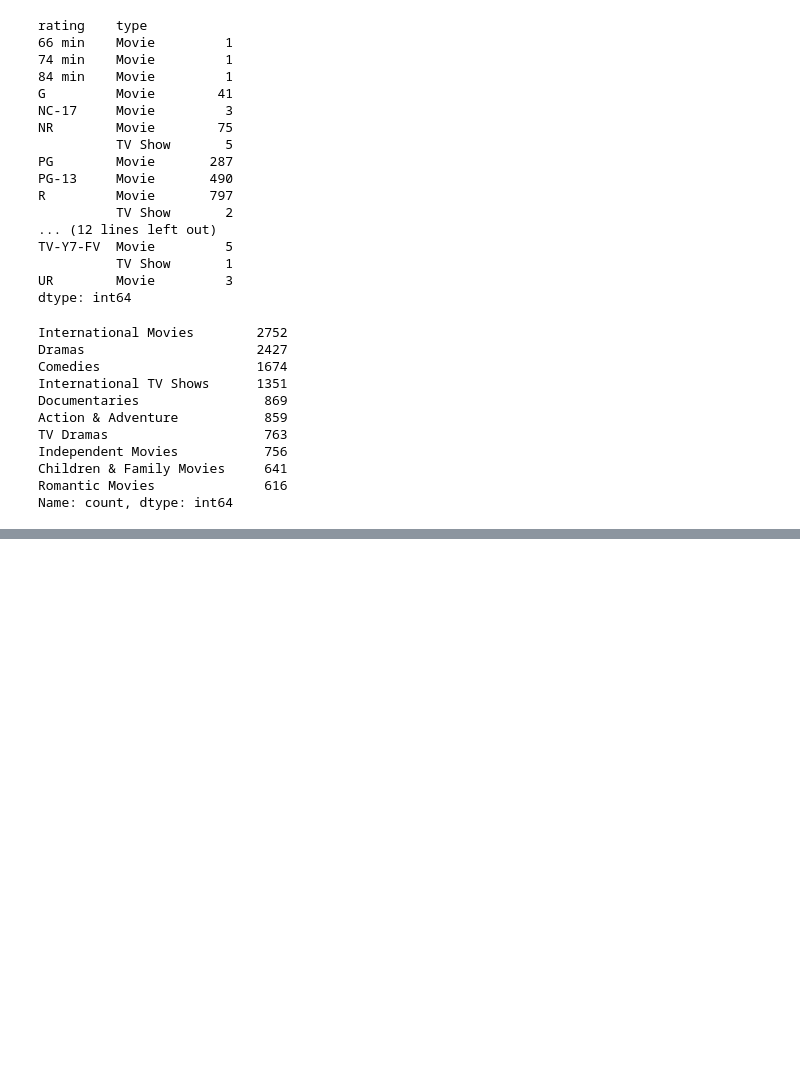
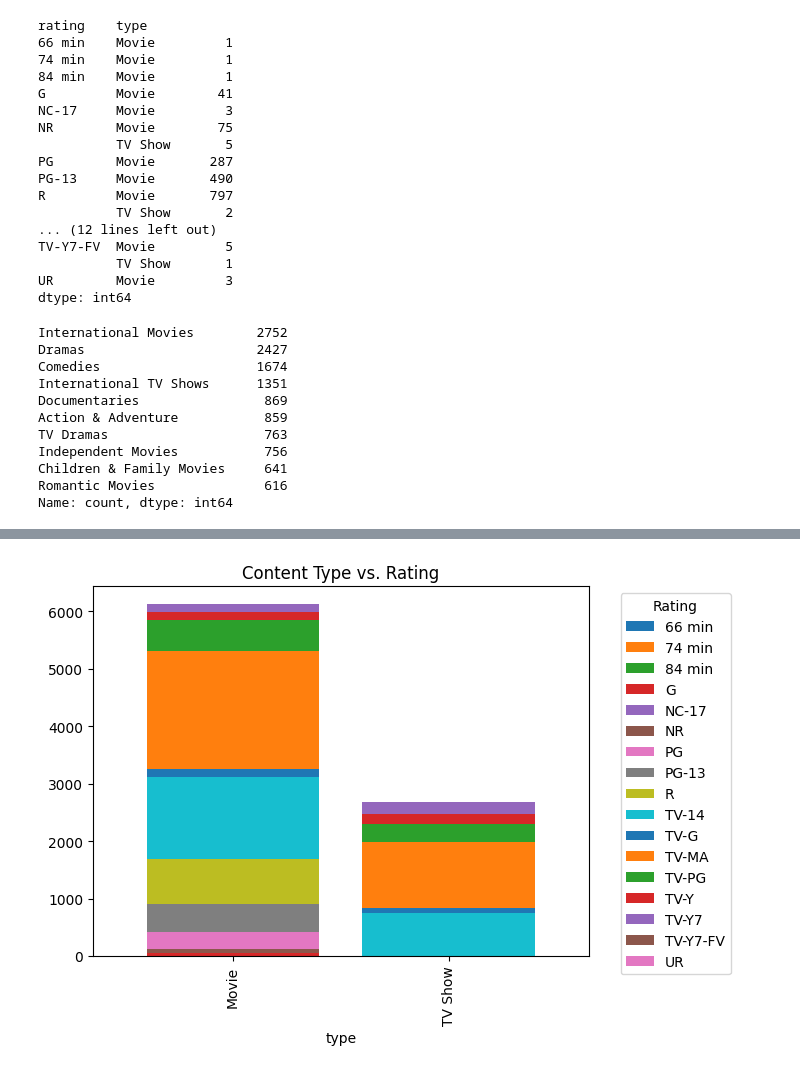
Before and after one commit to rohilytics/Netflix-Content-Data-Analytics, a Jupyter notebook: Netfllix Data Analysis.ipynb, the cells around one changed output, grey strips where cells are left out. Cells and saved outputs as stored; diff of their text form; code cells hidden in the pictures; blank space fills up the shorter version.

```diff
--- a/Netfllix Data Analysis.ipynb
+++ b/Netfllix Data Analysis.ipynb
@@ -309,0 +326,3 @@ Name: count, dtype: int64
+# %%
+# Extract numerical values using regex
+df['numerical_duration'] = df['duration'].str.extract(r'(\d+)').astype(float)
@@ -309,0 +334,10 @@ Name: count, dtype: int64
+# %%
+import matplotlib.pyplot as plt
+crosstab = pd.crosstab(df['type'], df['rating'])
+crosstab.plot(kind='bar', stacked=True, width=0.8)
+plt.title('Content Type vs. Rating')
+
+plt.legend(title='Rating', bbox_to_anchor=(1.05, 1), loc='upper left')
+plt.show()
+# %% [output]
+[figure, added]
```
Also changed, not shown: parts of 10 cells of this notebook.
